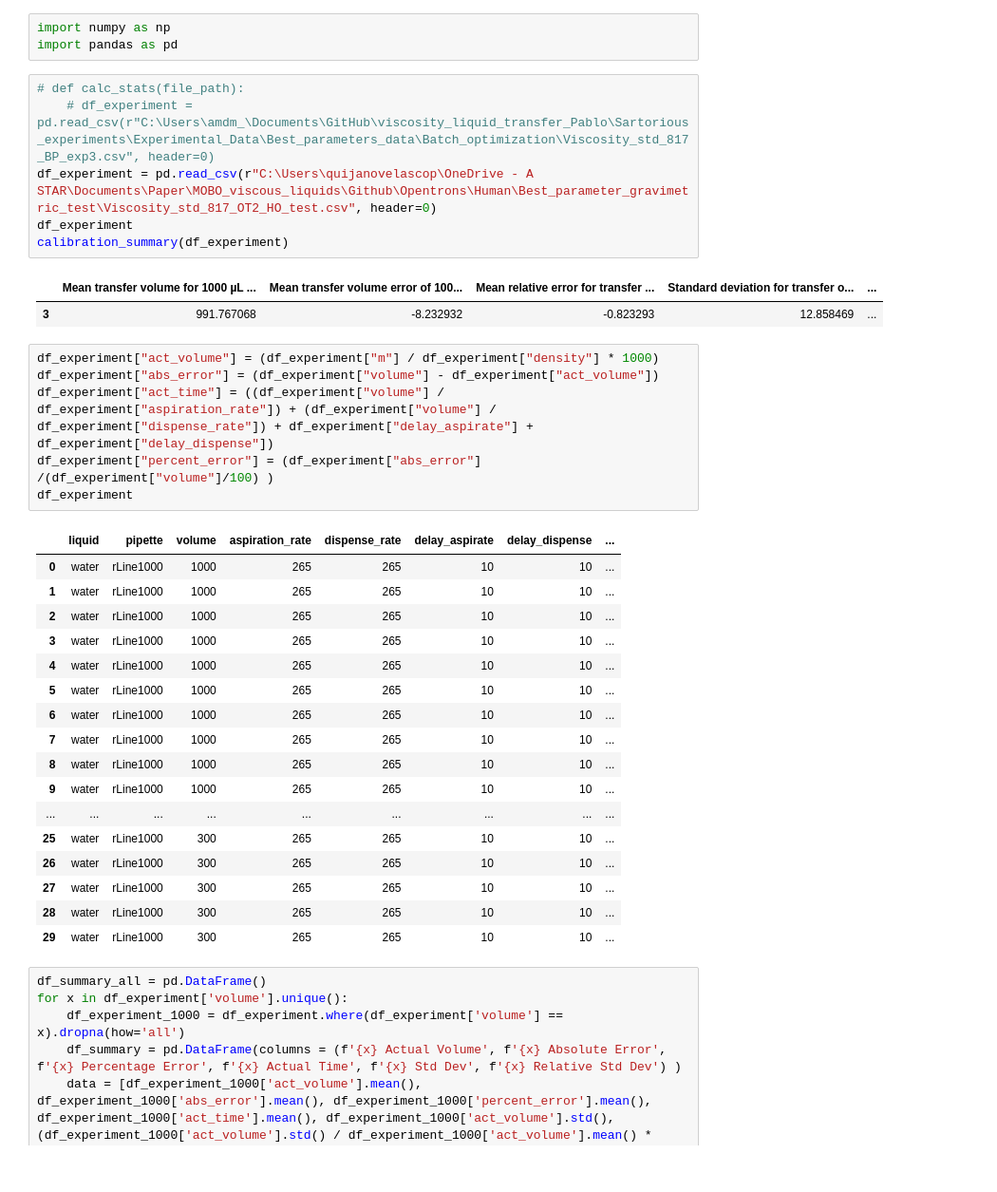
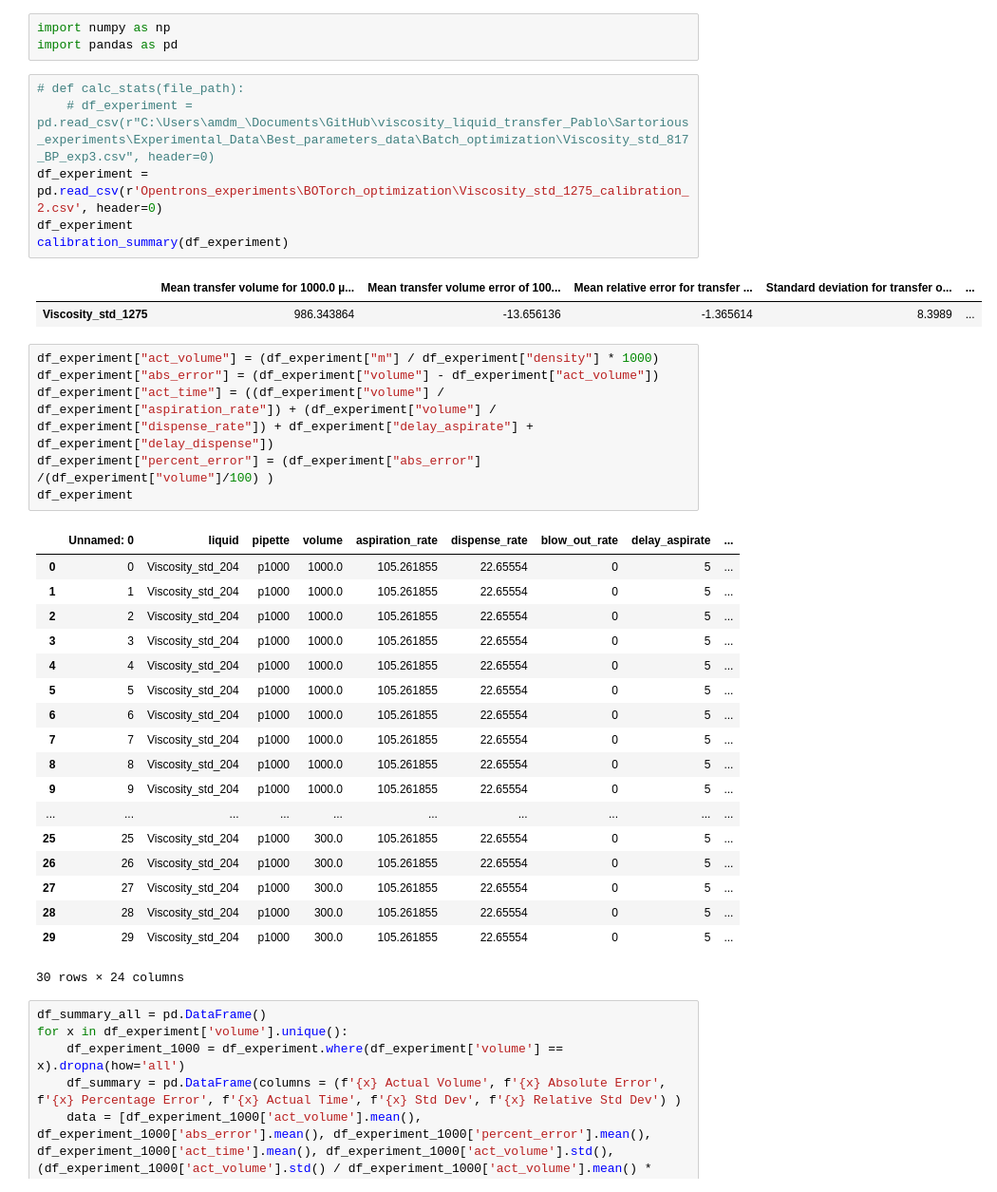
Before and after one commit to Quijanove/viscosity_liquid_transfer_Pablo, a Jupyter notebook: calculating_mean.ipynb, the cells around one changed output. Shown at 95% size. Cells and saved outputs as stored; diff of their text form.

```diff
--- a/calculating_mean.ipynb
+++ b/calculating_mean.ipynb
@@ -4,12 +4,12 @@ import pandas as pd
 # %%
 # def calc_stats(file_path):
     # df_experiment = pd.read_csv(r"C:\Users\amdm_\Documents\GitHub\viscosity_liquid_transfer_Pablo\Sartorious_experiments\Experimental_Data\Best_parameters_data\Batch_optimization\Viscosity_std_817_BP_exp3.csv", header=0)
-df_experiment = pd.read_csv(r"C:\Users\quijanovelascop\OneDrive - A STAR\Documents\Paper\MOBO_viscous_liquids\Github\Opentrons\Human\Best_parameter_gravimetric_test\Viscosity_std_817_OT2_HO_test.csv", header=0)
+df_experiment = pd.read_csv(r'Opentrons_experiments\BOTorch_optimization\Viscosity_std_1275_calibration_2.csv', header=0)
 df_experiment
 calibration_summary(df_experiment)
 # %% [output]
-|  | Mean transfer volume for 1000 µL ... | Mean transfer volume error of 100... | Mean relative error for transfer ... | Standard deviation for transfer o... | ... |
-| 3 | 991.767068 | -8.232932 | -0.823293 | 12.858469 | ... |
+|  | Mean transfer volume for 1000.0 µ... | Mean transfer volume error of 100... | Mean relative error for transfer ... | Standard deviation for transfer o... | ... |
+| Viscosity_std_1275 | 986.343864 | -13.656136 | -1.365614 | 8.3989 | ... |
 # %%
 df_experiment["act_volume"] = (df_experiment["m"] / df_experiment["density"] * 1000)
 df_experiment["abs_error"] = (df_experiment["volume"] - df_experiment["act_volume"])
@@ -17,23 +17,24 @@ df_experiment["act_time"] = ((df_experiment["volume"] / df_experiment["aspiratio
 df_experiment["percent_error"] = (df_experiment["abs_error"] /(df_experiment["volume"]/100) )
 df_experiment
 # %% [output]
-|  | liquid | pipette | volume | aspiration_rate | dispense_rate | delay_aspirate | delay_dispense | ... |
-| 0 | water | rLine1000 | 1000 | 265 | 265 | 10 | 10 | ... |
-| 1 | water | rLine1000 | 1000 | 265 | 265 | 10 | 10 | ... |
-| 2 | water | rLine1000 | 1000 | 265 | 265 | 10 | 10 | ... |
-| 3 | water | rLine1000 | 1000 | 265 | 265 | 10 | 10 | ... |
-| 4 | water | rLine1000 | 1000 | 265 | 265 | 10 | 10 | ... |
-| 5 | water | rLine1000 | 1000 | 265 | 265 | 10 | 10 | ... |
-| 6 | water | rLine1000 | 1000 | 265 | 265 | 10 | 10 | ... |
-| 7 | water | rLine1000 | 1000 | 265 | 265 | 10 | 10 | ... |
-| 8 | water | rLine1000 | 1000 | 265 | 265 | 10 | 10 | ... |
-| 9 | water | rLine1000 | 1000 | 265 | 265 | 10 | 10 | ... |
-| ... | ... | ... | ... | ... | ... | ... | ... | ... |
-| 25 | water | rLine1000 | 300 | 265 | 265 | 10 | 10 | ... |
-| 26 | water | rLine1000 | 300 | 265 | 265 | 10 | 10 | ... |
-| 27 | water | rLine1000 | 300 | 265 | 265 | 10 | 10 | ... |
-| 28 | water | rLine1000 | 300 | 265 | 265 | 10 | 10 | ... |
-| 29 | water | rLine1000 | 300 | 265 | 265 | 10 | 10 | ... |
+|  | Unnamed: 0 | liquid | pipette | volume | aspiration_rate | dispense_rate | blow_out_rate | delay_aspirate | ... |
+| 0 | 0 | Viscosity_std_204 | p1000 | 1000.0 | 105.261855 | 22.65554 | 0 | 5 | ... |
+| 1 | 1 | Viscosity_std_204 | p1000 | 1000.0 | 105.261855 | 22.65554 | 0 | 5 | ... |
+| 2 | 2 | Viscosity_std_204 | p1000 | 1000.0 | 105.261855 | 22.65554 | 0 | 5 | ... |
+| 3 | 3 | Viscosity_std_204 | p1000 | 1000.0 | 105.261855 | 22.65554 | 0 | 5 | ... |
+| 4 | 4 | Viscosity_std_204 | p1000 | 1000.0 | 105.261855 | 22.65554 | 0 | 5 | ... |
+| 5 | 5 | Viscosity_std_204 | p1000 | 1000.0 | 105.261855 | 22.65554 | 0 | 5 | ... |
+| 6 | 6 | Viscosity_std_204 | p1000 | 1000.0 | 105.261855 | 22.65554 | 0 | 5 | ... |
+| 7 | 7 | Viscosity_std_204 | p1000 | 1000.0 | 105.261855 | 22.65554 | 0 | 5 | ... |
+| 8 | 8 | Viscosity_std_204 | p1000 | 1000.0 | 105.261855 | 22.65554 | 0 | 5 | ... |
+| 9 | 9 | Viscosity_std_204 | p1000 | 1000.0 | 105.261855 | 22.65554 | 0 | 5 | ... |
+| ... | ... | ... | ... | ... | ... | ... | ... | ... | ... |
+| 25 | 25 | Viscosity_std_204 | p1000 | 300.0 | 105.261855 | 22.65554 | 0 | 5 | ... |
+| 26 | 26 | Viscosity_std_204 | p1000 | 300.0 | 105.261855 | 22.65554 | 0 | 5 | ... |
+| 27 | 27 | Viscosity_std_204 | p1000 | 300.0 | 105.261855 | 22.65554 | 0 | 5 | ... |
+| 28 | 28 | Viscosity_std_204 | p1000 | 300.0 | 105.261855 | 22.65554 | 0 | 5 | ... |
+| 29 | 29 | Viscosity_std_204 | p1000 | 300.0 | 105.261855 | 22.65554 | 0 | 5 | ... |
+30 rows × 24 columns
 # %%
 df_summary_all = pd.DataFrame()
 for x in df_experiment['volume'].unique():
```
Also changed, not shown: parts of 3 cells of this notebook.
